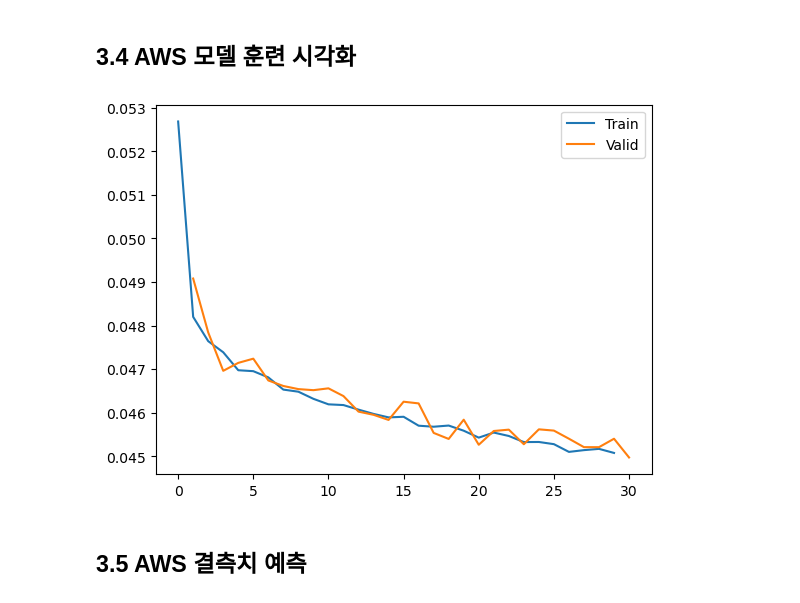
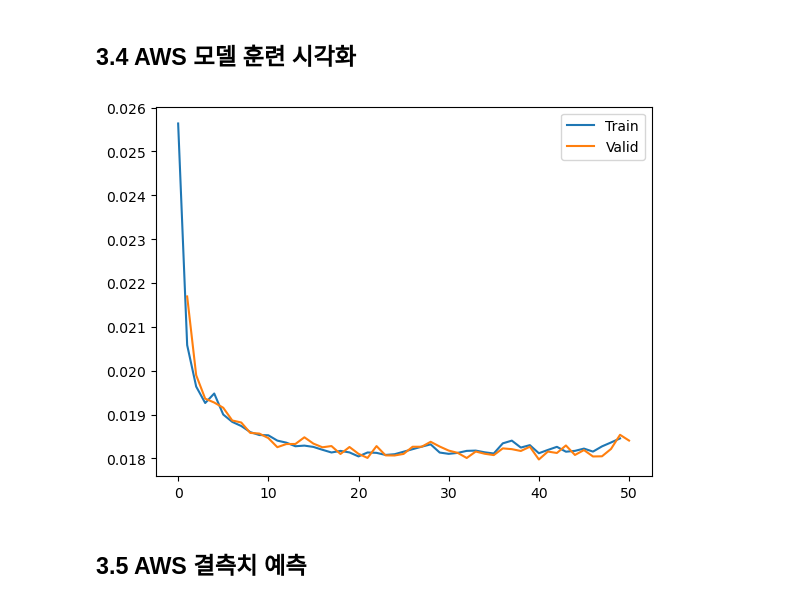
Before and after one commit to jsh318900/ai_spark_challenge, a Jupyter notebook: Train_Test_Notebook.ipynb, the cells around one changed output. Cells and saved outputs as stored; diff of their text form; code cells hidden in the pictures.

```diff
--- a/Train_Test_Notebook.ipynb
+++ b/Train_Test_Notebook.ipynb
@@ -115,14 +112,14 @@ data[:, :, :] = np.nan
 for i in range(30):
     aws_df = pd.read_csv(aws_dir + id_to_region[i] + '.csv')
     features = aws_df.values[:,3:]
-    lat = meta_df.iloc[i, 0]
-    long = meta_df.iloc[i, 1]
+    lat = lat_scaler.transform(meta_df.iloc[i, 0].reshape(-1, 1))
+    long = lon_scaler.transform(meta_df.iloc[i, 1].reshape(-1, 1))
     data[:, i, :-2] = features
-    data[:, i, -2:] = np.array([lat, long])
+    data[:, i, -2:] = np.array([lat, long]).flatten()
 # %%
 # 훈련셋 검증셋 나누기
-dataset = AWSTrainDataset(data, num_aws=num_neighbors, time_size=10, neighbors=neighbors)
-train_idx, valid_idx = train_test_split(range(len(dataset)), test_size=0.2, random_state=12345)
+dataset = AWSTrainDataset(data, num_aws=num_aws, time_size=10)
+train_idx, valid_idx = train_test_split(range(len(dataset)), test_size=0.2, random_state=42)
 trainset, validset = Subset(dataset, train_idx), Subset(dataset, valid_idx)
 # %% [markdown]
 ## 3.3 AWS 모델 훈련
@@ -132,9 +129,8 @@ num_lstm_out = 5
 hidden_size = 20
 time_size = 10
 batch_size = 12
-lr = 0.075
 patience = 2
-epochs = 30
+epochs = 50
 steps_per_epoch = len(trainset) // batch_size // 10
 valid_steps = len(validset) // batch_size // 10
 
@@ -145,41 +141,41 @@ train_iter = iter(trainloader)
 valid_iter = iter(validloader)
 
 # 모델 생성
-model = FeatureSeqNet(num_aws=num_neighbors, num_features=num_aws_features, time_size=time_size, hidden_size=hidden_size, num_lstm_out=num_lstm_out)
-model.to(float)
+aws_model = FeatureSeqNet(num_aws=num_aws, num_features=num_aws_features, time_size=time_size, hidden_size=hidden_size, num_lstm_out=num_lstm_out)
+aws_model.to(float)
 
 # 옵티마이저, 스켸줄러, 손실함수 객체 생성
-optimizer = optim.Adagrad(lr=lr, params=model.parameters())
-scheduler = optim.lr_scheduler.ReduceLROnPlateau(optimizer=optimizer, patience=patience, mode='min', verbose=True)
-loss_fn = nn.L1Loss()
+optimizer = optim.Adagrad(aws_model.parameters(), lr=0.00125, lr_decay=0.0001)
+loss_fn = nn.MSELoss()
 
 # 훈련 결과 저장용
 metrics = {'train':[], 'valid':[]}
 # %%
 # 훈련 루프
+min_val = np.inf
+best_params = None
 for epoch in range(1, epochs + 1):
-    model.train()
+    aws_model.train()
     train_loss = 0
     for step in tqdm(range(steps_per_epoch), desc=f'Train epoch {epoch} ', ncols=100):
         inputs, targets = next(train_iter)
-        output = model(inputs, targets)
+        output = aws_model(inputs, targets)
         output = output.view(-1)
         targets = targets.view(-1)
         loss = loss_fn(output, targets)
-
         optimizer.zero_grad()
         loss.backward()
-        torch.nn.utils.clip_grad_norm_(model.parameters(), 1)
+        torch.nn.utils.clip_grad_norm_(aws_model.parameters(), 1)
         optimizer.step()
         train_loss += loss.item()
     train_loss /= steps_per_epoch
     metrics['train'].append(train_loss)
 
-    model.eval()
+    aws_model.eval()
     val_loss = 0
     for step in tqdm(range(valid_steps), desc=f'Validation epoch {epoch} ', ncols=100):
         inputs, targets = next(valid_iter)
-        output = model(inputs, targets)
+        output = aws_model(inputs, targets)
         output = output.view(-1)
         targets = targets.view(-1)
         loss = loss_fn(output, targets)
@@ -187,7 +183,10 @@ for epoch in range(1, epochs + 1):
 
     val_loss /= valid_steps
     metrics['valid'].append(val_loss)
-    scheduler.step(val_loss)
+
+    if val_loss < min_val:
+        min_val = val_loss
+        best_params = deepcopy(aws_model.state_dict())
 
     print(f'Metrics: Train Loss: {train_loss}, Valid Loss: {val_loss}')
 # %% [output]
@@ -207,14 +206,15 @@ Metrics: Train Loss: 0.04617705459743926, Valid Loss: 0.04602640221726027
 # %% [markdown]
 ## 3.4 AWS 모델 훈련 시각화
 # %%
+aws_model.load_state_dict(best_params)
 train_metrics = metrics['train']
 val_metrics = metrics['valid']
 plt.plot(range(len(train_metrics)), train_metrics, label='Train')
 plt.plot(range(1, len(val_metrics) + 1), val_metrics, label='Valid')
 plt.legend()
 plt.show()
 # %% [output]
-[figure, old version]
+[figure, new version]
 # %% [markdown]
 ## 3.5 AWS 결측치 예측
 # %%
```
Also changed, not shown: parts of 27 cells of this notebook, 2 other files.
